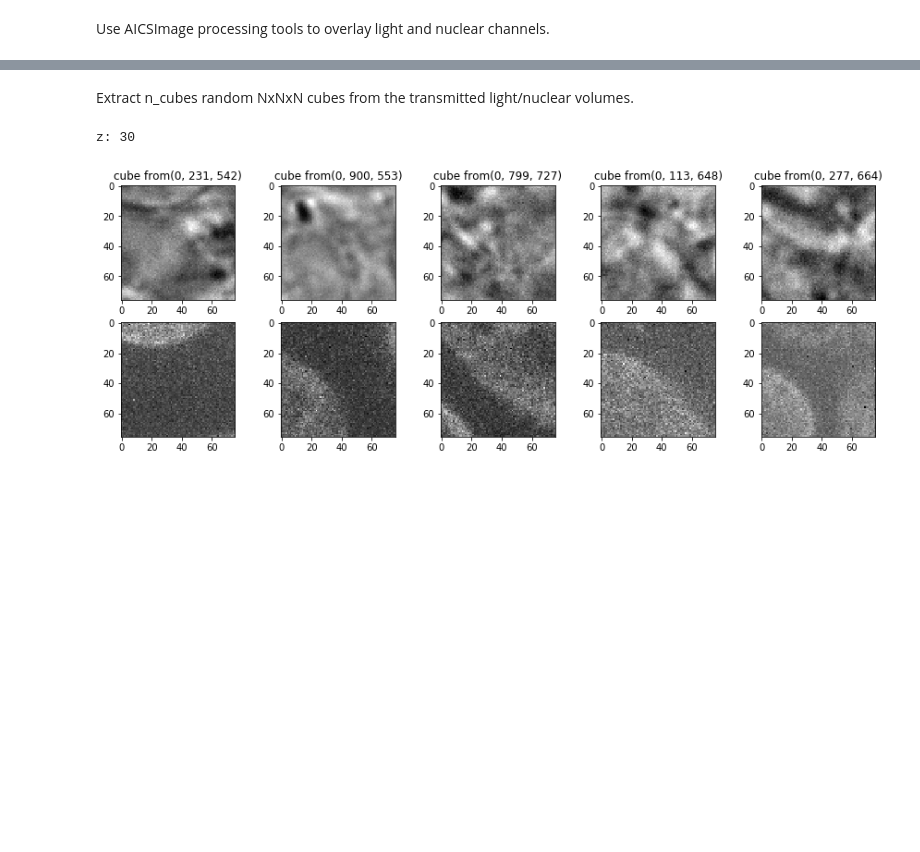
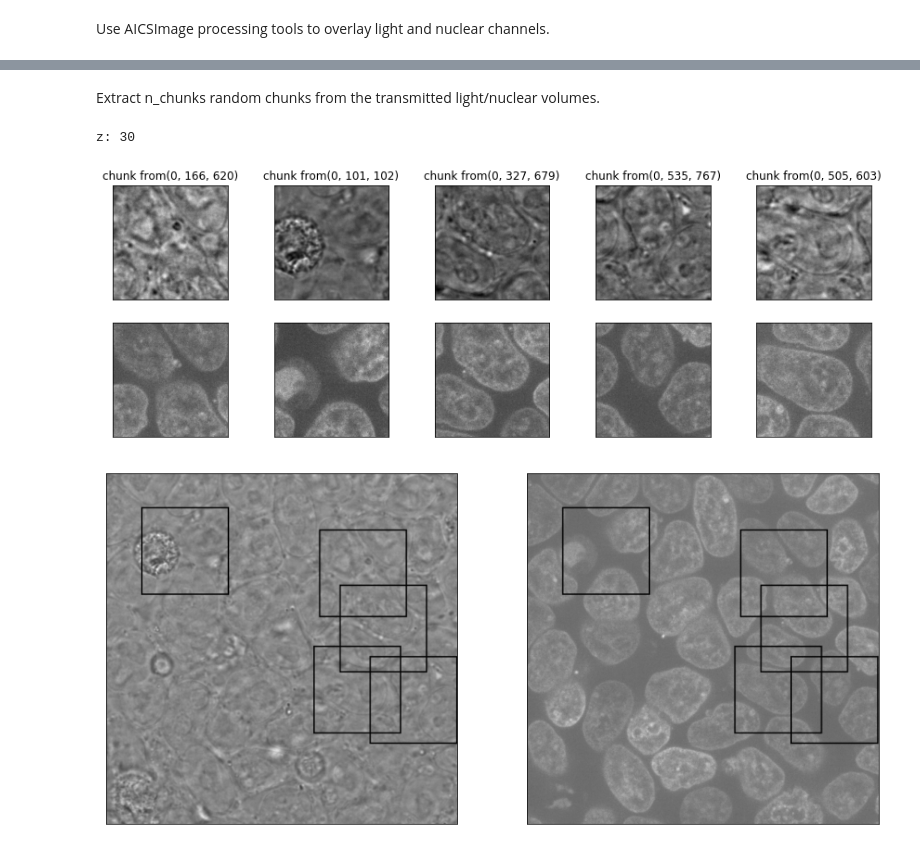
Before and after one commit to AllenCellModeling/pytorch_fnet, a Jupyter notebook: nucleus_predictor.ipynb, the cells around one changed output, grey strips where cells are left out. Drawn from its saved outputs; the diff is of its cells as text; code cells hidden in the pictures; blank space fills up the shorter version.

```diff
--- a/nucleus_predictor.ipynb
+++ b/nucleus_predictor.ipynb
@@ -54,6 +56,9 @@ colors = [[.3, .3, .3], [0,0,1]]
 proj = proc.imgtoprojection([vol_light_n, vol_nuc_n], proj_method="slice", colors=colors, local_adjust=True)
 proj_t = proj.transpose((1, 2, 0))
 fig = plt.figure(figsize=(10,10))
-plt.imshow(proj_t)
+ax = fig.add_subplot(111)
+ax.imshow(proj_t)
+ax.get_xaxis().set_visible(False)
+ax.get_yaxis().set_visible(False)
 plt.show()
 # %% [output]
@@ -61,27 +66,51 @@ plt.show()
 # %% [markdown]
-Extract n_cubes random NxNxN cubes from the transmitted light/nuclear volumes.
+Extract n_chunks random chunks from the transmitted light/nuclear volumes.
 # %%
 N = 76
-n_cubes = 5
-dims_cube = (N, N, N)
+n_chunks = 5
+dims_chunk = (N, 256, 256)
 dims_vol = vol_light.shape
+random_coords = [gen_util.pick_random_chunk_coord(dims_vol, dims_chunk) for i in range(n_chunks)]
+cubes_light = [gen_util.extract_chunk(vol_light, dims_chunk, random_coords[i]) for i in range(n_chunks)]
+cubes_nuc = [gen_util.extract_chunk(vol_nuc, dims_chunk, random_coords[i]) for i in range(n_chunks)]
 
-random_coords = [gen_util.pick_random_chunk_coord(dims_vol, dims_cube) for i in range(n_cubes)]
-cubes_light = [gen_util.extract_chunk(vol_light, dims_cube, random_coords[i]) for i in range(n_cubes)]
-cubes_nuc = [gen_util.extract_chunk(vol_nuc, dims_cube, random_coords[i]) for i in range(n_cubes)]
+dims_rect = dims_chunk[1:]
+
 # for z in np.linspace(0, N, num=10, endpoint=False, dtype=np.int):
 for z in [30]:
     fig = plt.figure(figsize=(15, 5))
     print('z:', z)
-    for i in range(n_cubes):
-        slice_cube_light = cubes_light[i][z, :, :]
-        slice_cube_nuc = cubes_nuc[i][z, :, :]
-        ax = fig.add_subplot(2, n_cubes, i+1)
-        ax.set_title('cube from' + str(random_coords[i]))
-        ax.imshow(slice_cube_light, cmap='gray')
-        ax_n = fig.add_subplot(2, n_cubes, n_cubes + i+1)
-        ax_n.imshow(slice_cube_nuc, cmap='gray')
+    slice_light = vol_light[z, :, :].copy()
+    slice_nuc = vol_nuc[z, :, :].copy()
+    for i in range(n_chunks):
+        slice_chunk_light = cubes_light[i][z, :, :]
+        slice_chunk_nuc = cubes_nuc[i][z, :, :]
+        ax = fig.add_subplot(2, n_chunks, i+1)
+        ax.get_xaxis().set_visible(False)
+        ax.get_yaxis().set_visible(False)
+        ax.set_title('chunk from' + str(random_coords[i]))
+        ax.imshow(slice_chunk_light, cmap='gray')
+        ax = fig.add_subplot(2, n_chunks, n_chunks + i+1)
+        ax.get_xaxis().set_visible(False)
+        ax.get_yaxis().set_visible(False)
+        ax.imshow(slice_chunk_nuc, cmap='gray')
+
+        coord_rect = random_coords[i][1:]
+        gen_util.draw_rect(slice_light, coord_rect, dims_rect, thickness=4)
+        gen_util.draw_rect(slice_nuc, coord_rect, dims_rect, thickness=4)
     plt.show()
+
+    fig = plt.figure(figsize=(15, 10))
+    ax = fig.add_subplot(121)
+    ax.get_xaxis().set_visible(False)
+    ax.get_yaxis().set_visible(False)
+    ax.imshow(slice_light, cmap='gray')
+    ax = fig.add_subplot(122)
+    ax.imshow(slice_nuc, cmap='gray')
+    ax.get_xaxis().set_visible(False)
+    ax.get_yaxis().set_visible(False)
+    plt.show()
 # %% [output]
 z: 30
-[figure, old version]
+[figure, new version]
+[figure, added]
```
Also changed, not shown: parts of 2 cells of this notebook, 1 other file.
